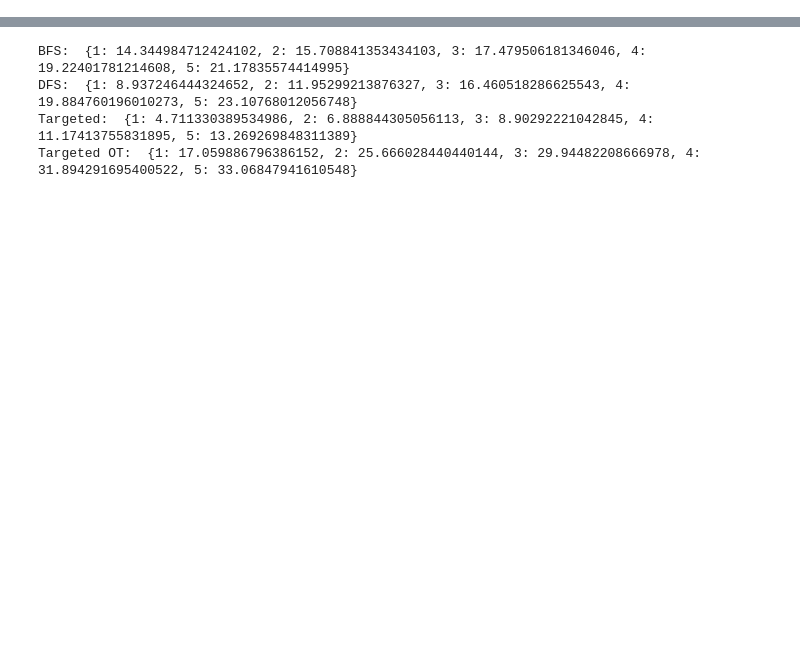
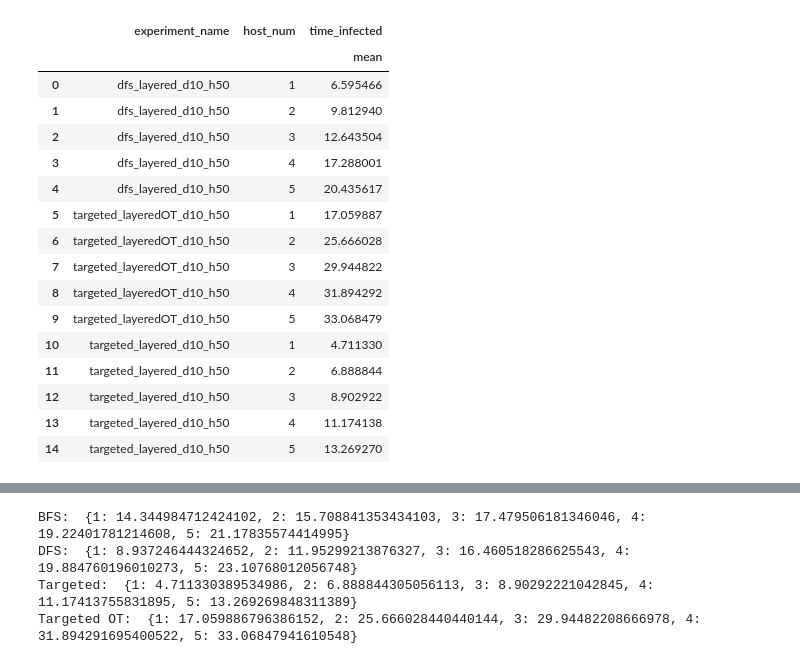
Before and after one commit to bsinger-cmu/perry, a Jupyter notebook: data_analysis/ics.ipynb, the cells around one changed output, grey strips where cells are left out. Cells and saved outputs as stored; diff of their text form; code cells hidden in the pictures; blank space fills up the shorter version.

```diff
--- a/data_analysis/ics.ipynb
+++ b/data_analysis/ics.ipynb
@@ -14,17 +14,10 @@ import seaborn as sns
 
 import pandas as pd
 # %%
-# Baseline attacker
-# bfs_layered_d10_h50 = ingest_experiment_results(path.join('data/ICS/layered/bfs/bfs_layered_d10_h50'))
-
-dfs_layered_d10_h50 = ingest_experiment_results(path.join('data/ICS/layered/dfs/dfs_layered_d10_h50'))
-targeted_layered_d10_h50 = ingest_experiment_results(path.join('data/ICS/layered/targeted/targeted_layered_d10_h50'))
-
-# New data
 # bfs_layered_d10_h50 = ingest_experiment_results(path.join('data/ICS/layered/bfs/bfs_layered_d10_h50'))
 dfs_layered_d10_h50 = ingest_experiment_results(path.join('data/ICS/layered/dfs/dfs_layered_d10_h50'))
-targeted_layered_d10_h50 = ingest_experiment_results(path.join('data/ICS/layered/targeted/targeted_layered_d10_h50'))
-targeted_mislead = ingest_experiment_results(path.join('data/ICS/mislead/targeted_mislead'))
+targeted_layered_d10_h50 = ingest_experiment_results(path.join('data/ICS/layered/targeted/targeted_layered_d10_h50_legacy'))
+targeted_mislead = ingest_experiment_results(path.join('data/ICS/layered/targeted/targeted_layeredOT_d10_h50'))
 # %%
 critical_hosts = ['control-host-0', 'control-host-1', 'control-host-2', 'control-host-3', 'control-host-4']
 
@@ -78,6 +71,26 @@ plt = ax.get_figure()
 plt.savefig('./plots/ics_targeted_times.svg', transparent=True)
 # %% [output]
 [drawing not drawn]
+# %%
+all_data.groupby(["experiment_name", "host_num"]).agg({'time_infected': {'mean'}}).reset_index()
+# %% [output]
+|  | experiment_name | host_num | time_infected |
+|  |  |  | mean |
+| 0 | dfs_layered_d10_h50 | 1 | 6.595466 |
+| 1 | dfs_layered_d10_h50 | 2 | 9.812940 |
+| 2 | dfs_layered_d10_h50 | 3 | 12.643504 |
+| 3 | dfs_layered_d10_h50 | 4 | 17.288001 |
+| 4 | dfs_layered_d10_h50 | 5 | 20.435617 |
+| 5 | targeted_layeredOT_d10_h50 | 1 | 17.059887 |
+| 6 | targeted_layeredOT_d10_h50 | 2 | 25.666028 |
+| 7 | targeted_layeredOT_d10_h50 | 3 | 29.944822 |
+| 8 | targeted_layeredOT_d10_h50 | 4 | 31.894292 |
+| 9 | targeted_layeredOT_d10_h50 | 5 | 33.068479 |
+| 10 | targeted_layered_d10_h50 | 1 | 4.711330 |
+| 11 | targeted_layered_d10_h50 | 2 | 6.888844 |
+| 12 | targeted_layered_d10_h50 | 3 | 8.902922 |
+| 13 | targeted_layered_d10_h50 | 4 | 11.174138 |
+| 14 | targeted_layered_d10_h50 | 5 | 13.269270 |
 # %%
 all_data = pd.concat([targeted_df, targeted_ot_df])
 ax = sns.lineplot(data=all_data,
```
Also changed, not shown: 19 other files.
